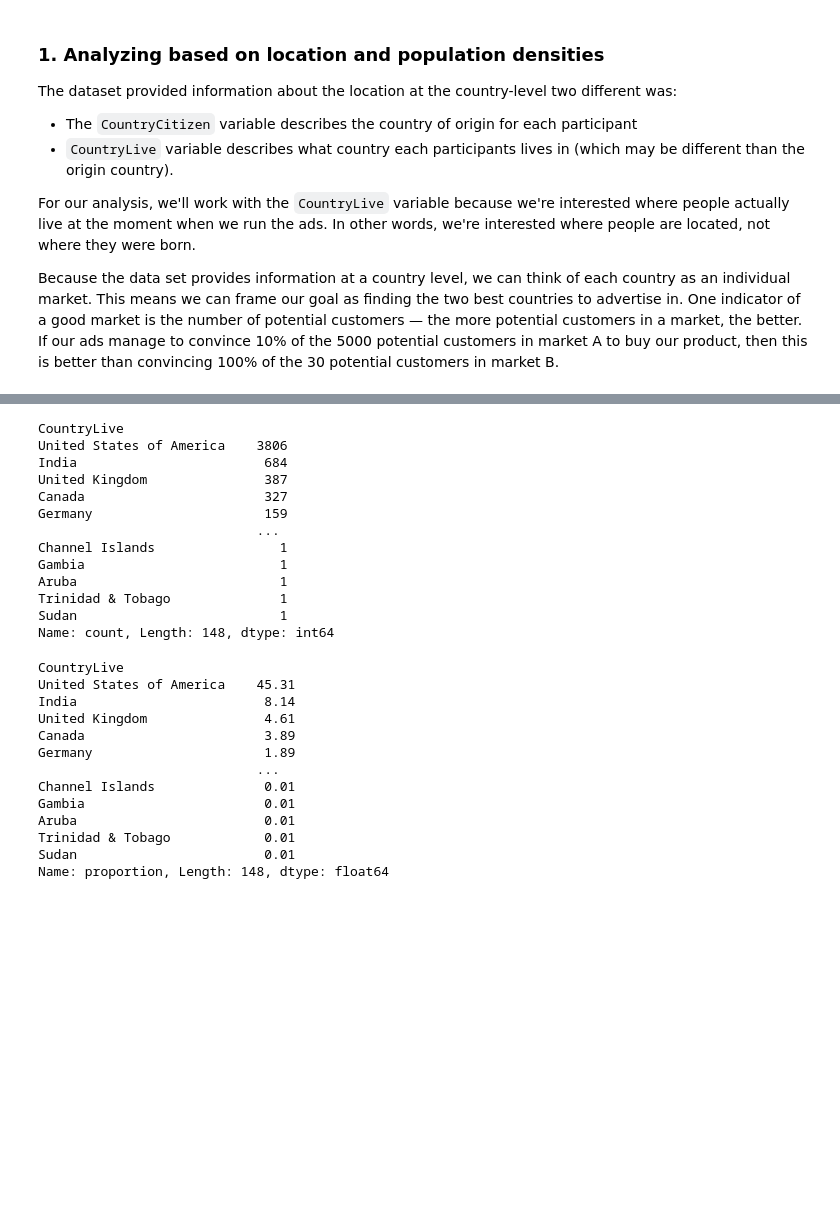
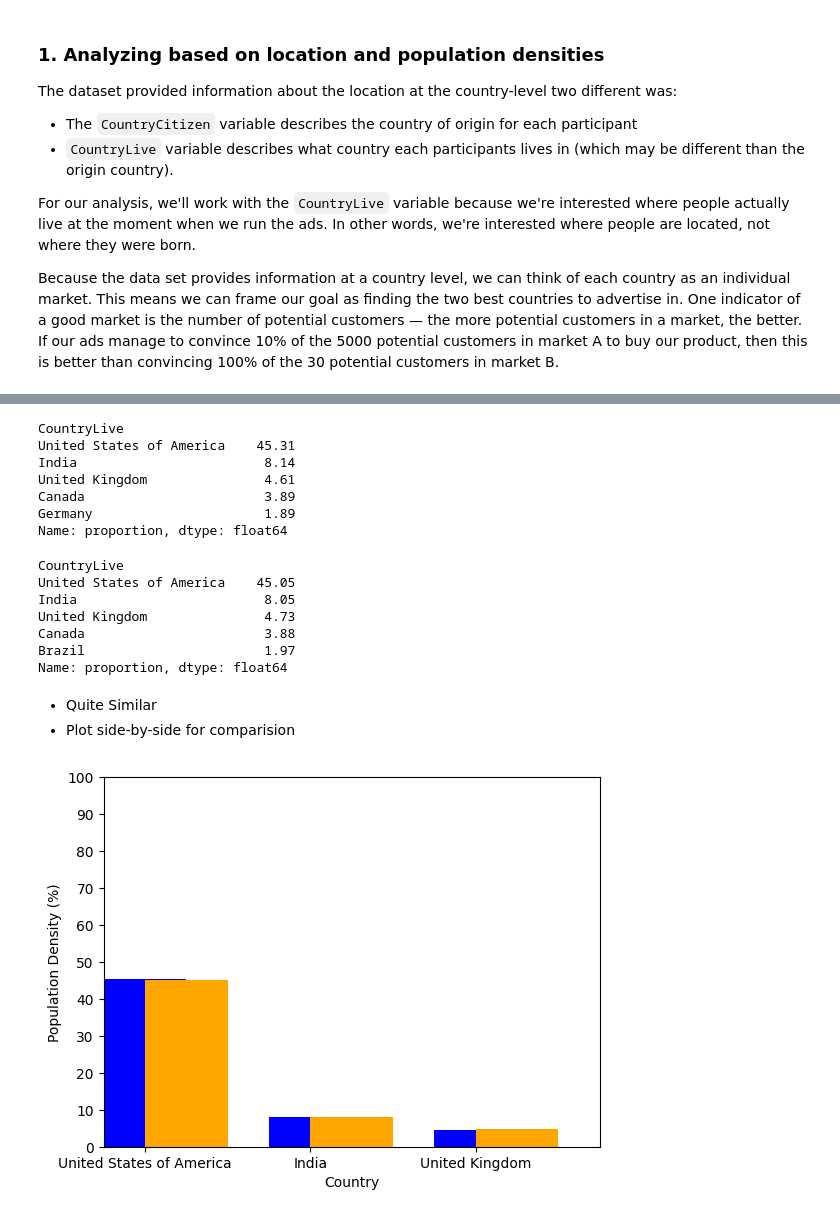
Before and after one commit to shree131/best-market-to-advertise-case_study, a Jupyter notebook: Best_Market_Analysis_Report.ipynb, the cells around one changed output, grey strips where cells are left out. Cells and saved outputs as stored; diff of their text form; code cells hidden in the pictures; blank space fills up the shorter version.

```diff
--- a/Best_Market_Analysis_Report.ipynb
+++ b/Best_Market_Analysis_Report.ipynb
@@ -426,30 +463,35 @@ than convincing 100% of the 30 potential customers in market B.
 # %%
-survey_data['CountryLive'].value_counts()
-round(survey_data['CountryLive'].value_counts(normalize=True) * 100, 2)
+# courses_bool - prev defined
+
+round(survey_data['CountryLive'].value_counts(normalize=True) * 100, 2)[:5]
+round(survey_data.loc[courses_bool, 'CountryLive'].value_counts(normalize=True) * 100, 2)[:5]
 # %% [output]
 CountryLive
-United States of America    3806
-India                        684
-United Kingdom               387
-Canada                       327
-Germany                      159
-                            ...
-Channel Islands                1
-Gambia                         1
-Aruba                          1
-Trinidad & Tobago              1
-Sudan                          1
-Name: count, Length: 148, dtype: int64
+United States of America    45.31
+India                        8.14
+United Kingdom               4.61
+Canada                       3.89
+Germany                      1.89
+Name: proportion, dtype: float64
 CountryLive
-United States of America    45.31
-India                        8.14
-United Kingdom               4.61
-Canada                       3.89
-Germany                      1.89
-                            ...
-Channel Islands              0.01
-Gambia                       0.01
-Aruba                        0.01
-Trinidad & Tobago            0.01
-Sudan                        0.01
-Name: proportion, Length: 148, dtype: float64
+United States of America    45.05
+India                        8.05
+United Kingdom               4.73
+Canada                       3.88
+Brazil                       1.97
+Name: proportion, dtype: float64
+# %% [markdown]
+- Quite Similar
+- Plot side-by-side for comparision
+# %%
+round(survey_data['CountryLive'].value_counts(normalize=True) * 100, 2)[:3].plot.bar(color='blue', align='center', rot=0)
+round(survey_data.loc[courses_bool, 'CountryLive'].value_counts(normalize=True) * 100, 2)[:3].plot.bar(color='orange', align='edge', rot=0)
+
+
+plt.xlabel('Country')
+plt.ylabel('Population Density (%)')
+# plt.ylim(0, 100)
+plt.yticks(arange(0, 101, 10))
+plt.show();
+# %% [output]
+[figure, added]
```
Also changed, not shown: parts of 7 cells of this notebook.
